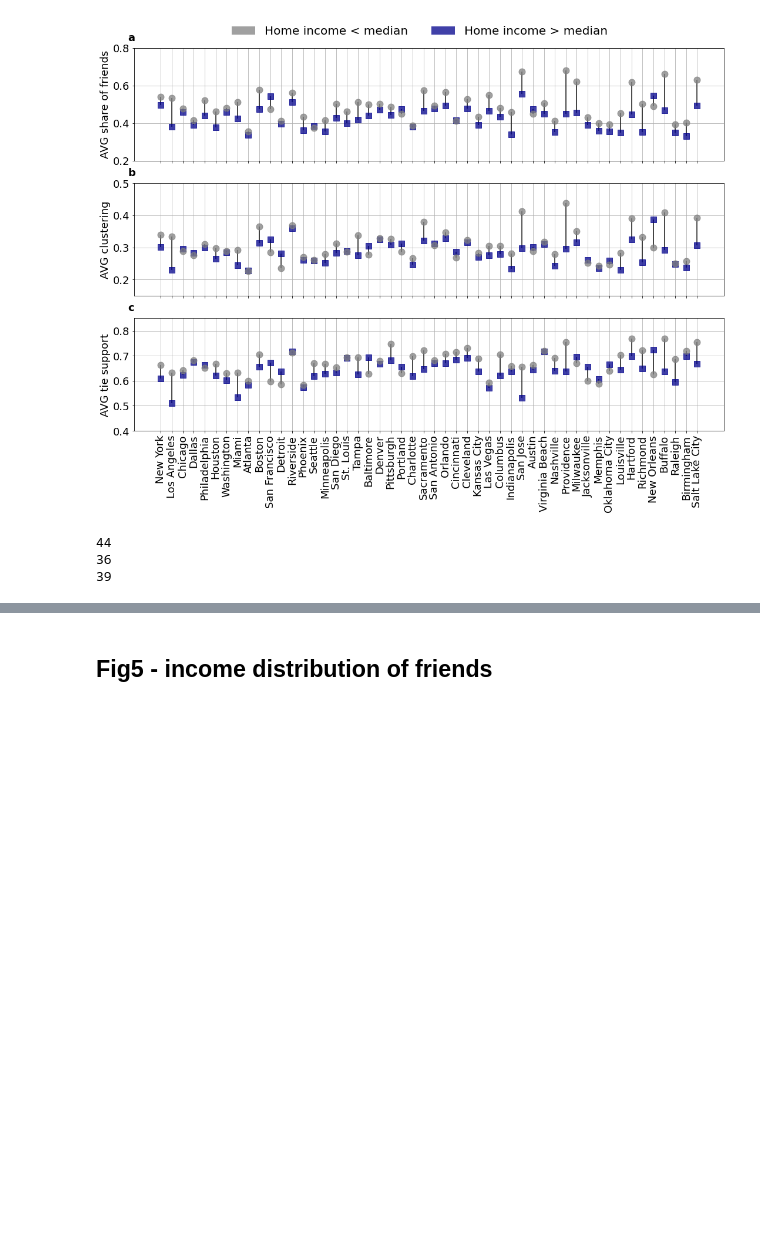
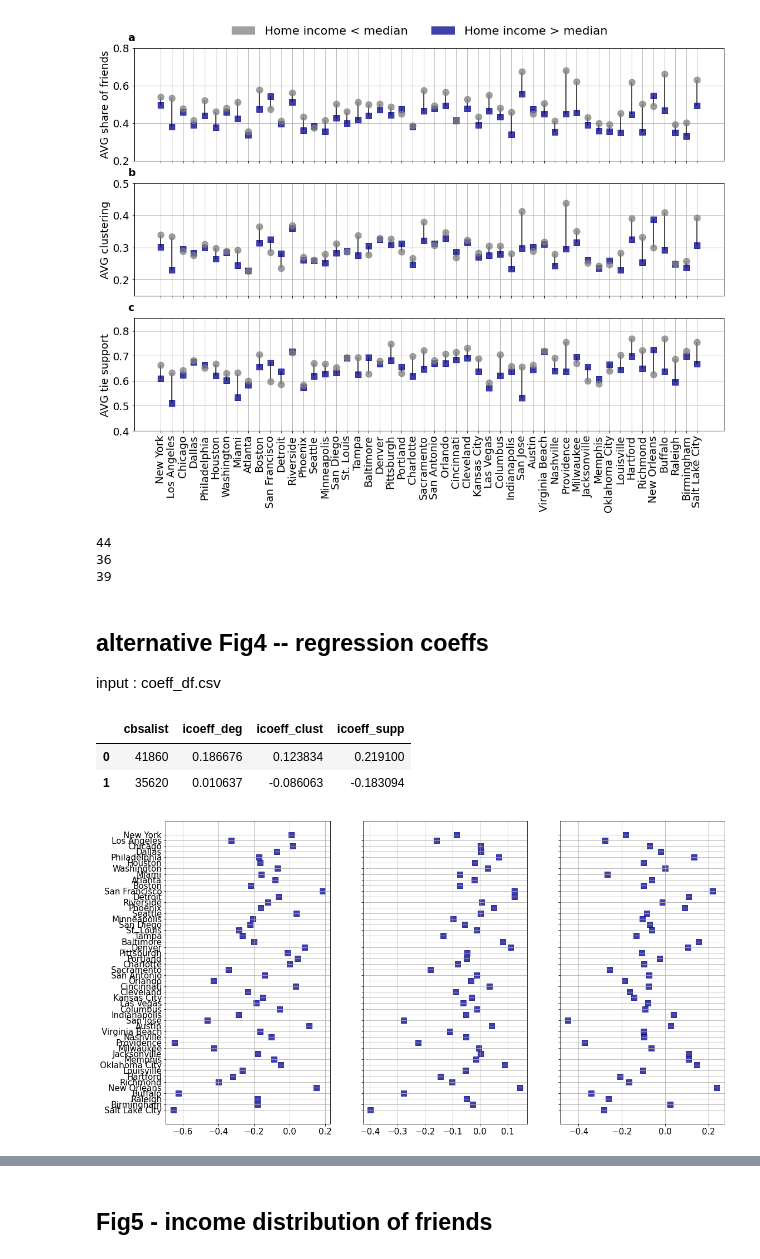
Before and after one commit to sandorjuhasz/ties-around-home, a Jupyter notebook: scripts/visuals.ipynb, the cells around one changed output, grey strips where cells are left out. Drawn from its saved outputs; the diff is of its cells as text; code cells hidden in the pictures; blank space fills up the shorter version.

Commit message:
regression based Fig4 updates

```diff
--- a/scripts/visuals.ipynb
+++ b/scripts/visuals.ipynb
@@ -784,3 +784,54 @@ print((metrodata["poor_supp"] > metrodata["rich_supp"]).sum())
 44
 36
 39
+# %% [markdown]
+## alternative Fig4 -- regression coeffs
+input : coeff_df.csv
+# %%
+# data from R
+codf = pd.read_csv("../data/coeff_df.csv", sep=";")
+# %% [output]
+|  | cbsalist | icoeff_deg | icoeff_clust | icoeff_supp |
+| 0 | 41860 | 0.186676 | 0.123834 | 0.219100 |
+| 1 | 35620 | 0.010637 | -0.086063 | -0.183094 |
+# %%
+# METRODATA
+
+metrodata = pd.read_csv('../data/cbsa-est2018-alldata.csv', encoding = "ISO-8859-1")
+metrodata = metrodata.drop_duplicates(subset=["CBSA"])
+
+# keep relevant cbsacodes ONLY - sort by 2010 population
+metrodata = metrodata.set_index("CBSA").reset_index().sort_values(by="CENSUS2010POP", ascending=False)
+metrodata = metrodata.reset_index().reset_index()[["level_0","CBSA","NAME","CENSUS2010POP"]]
+metrodata.rename({"level_0":"rank", "CBSA":"cbsacode", "NAME":"name", "CENSUS2010POP":"population"}, axis=1, inplace=True)
+
+# create short name for CBSAs
+metrodata["short_name"] = metrodata["name"].map(lambda s: s.split("-")[0].split(",")[0])
+
+metrodata.loc[metrodata.short_name == "Louisville/Jefferson County", "short_name"] = "Louisville"
+
+metrodata.set_index("cbsacode",inplace=True)
+metrodata = metrodata.iloc[:50,] # keep the top50 ONLY
+metrodata = metrodata.reset_index()
+# %%
+# merge
+plotdata = pd.merge(metrodata, codf, left_on="cbsacode", right_on="cbsalist", how="left")
+plotdata = plotdata.sort_values(by="population", ascending=True)
+# %%
+# plot
+fig,ax = plt.subplots(1,3,figsize=(18,10), sharey=True)
+plt.rcParams['font.size']=15
+
+ax[0].scatter(plotdata['icoeff_deg'], plotdata['short_name'], color="darkblue", marker='s', s=120, alpha=0.75)
+ax[0].grid()
+
+ax[1].scatter(plotdata['icoeff_clust'], plotdata['short_name'], color="darkblue", marker='s', s=120, alpha=0.75)
+ax[1].grid()
+
+ax[2].scatter(plotdata['icoeff_supp'], plotdata['short_name'], color="darkblue", marker='s', s=120, alpha=0.75)
+ax[2].grid()
+
+
+plt.show()
+# %% [output]
+[figure, added]
```
Also changed, not shown: parts of 1 cell of this notebook, 1 other file.
